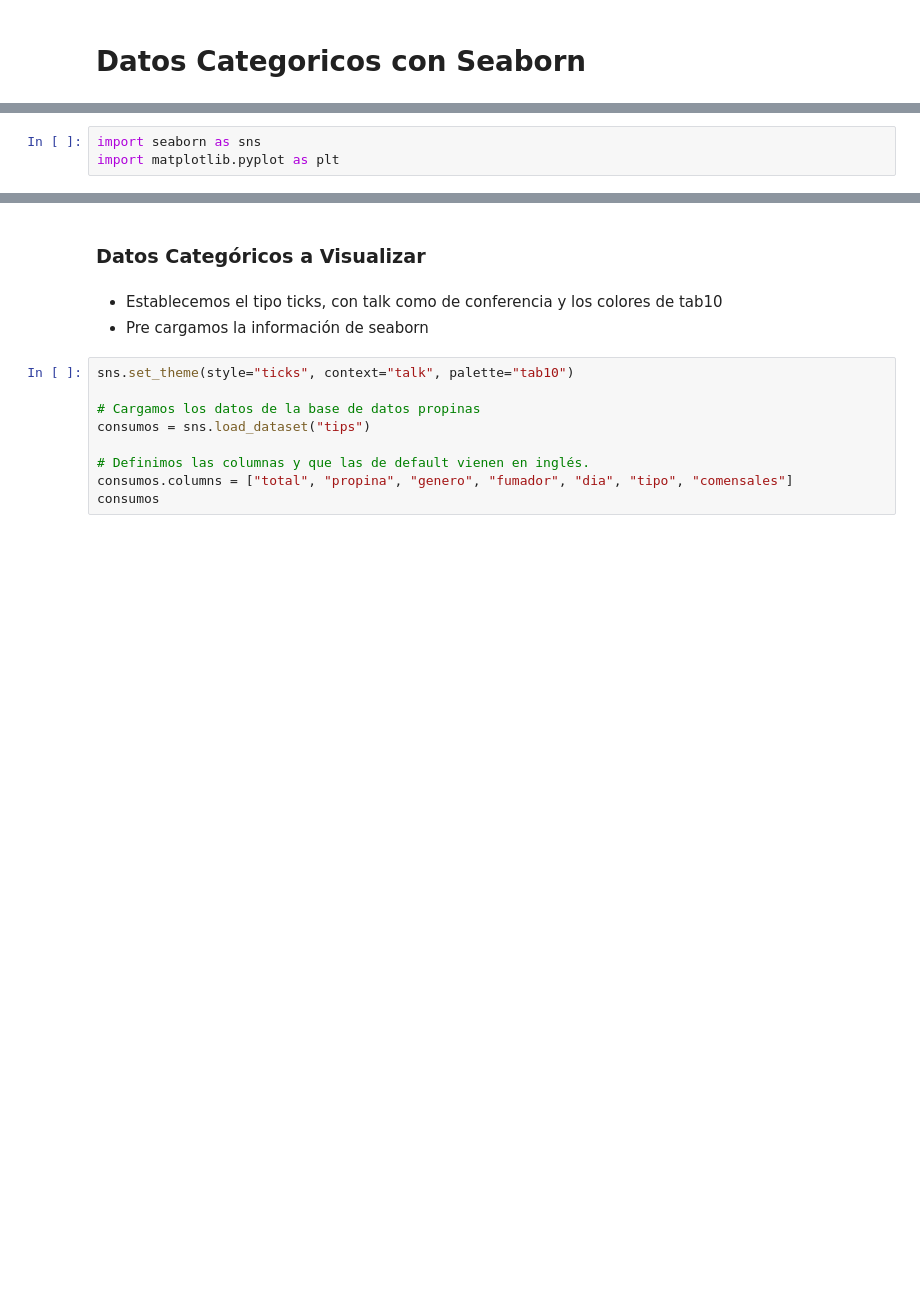
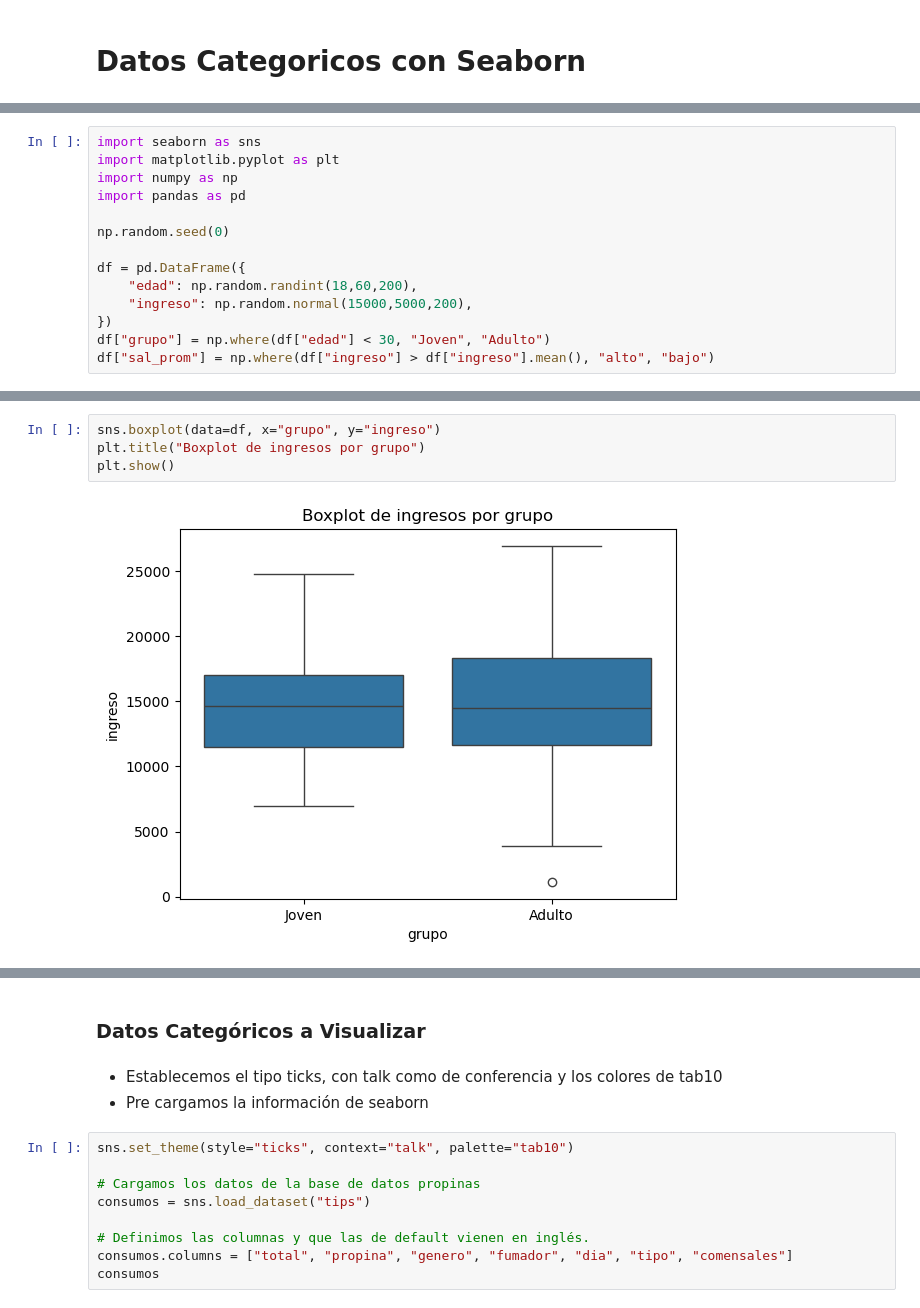
Before and after one commit to EnriqueSVzz/MACHINE-LEARNING-DEEP-LEARNING, a Jupyter notebook: MACHINE-LEARNING/NIVEL3/3.5_Seaborn_DatosCategoricos/DatosCategoricos.ipynb, the cells around one changed output, grey strips where cells are left out. Cells and saved outputs as stored; diff of their text form; blank space fills up the shorter version.

```diff
--- a/MACHINE-LEARNING/NIVEL3/3.5_Seaborn_DatosCategoricos/DatosCategoricos.ipynb
+++ b/MACHINE-LEARNING/NIVEL3/3.5_Seaborn_DatosCategoricos/DatosCategoricos.ipynb
@@ -18,3 +19,14 @@ Catplot:
 # %%
 import seaborn as sns
 import matplotlib.pyplot as plt
+import numpy as np
+import pandas as pd
+
+np.random.seed(0)
+
+df = pd.DataFrame({
+    "edad": np.random.randint(18,60,200),
+    "ingreso": np.random.normal(15000,5000,200),
+})
+df["grupo"] = np.where(df["edad"] < 30, "Joven", "Adulto")
+df["sal_prom"] = np.where(df["ingreso"] > df["ingreso"].mean(), "alto", "bajo")
@@ -20,0 +41,6 @@ import matplotlib.pyplot as plt
+# %%
+sns.boxplot(data=df, x="grupo", y="ingreso")
+plt.title("Boxplot de ingresos por grupo")
+plt.show()
+# %% [output]
+[figure, added]
```
Also changed, not shown: parts of 22 cells of this notebook, 2 other files.
